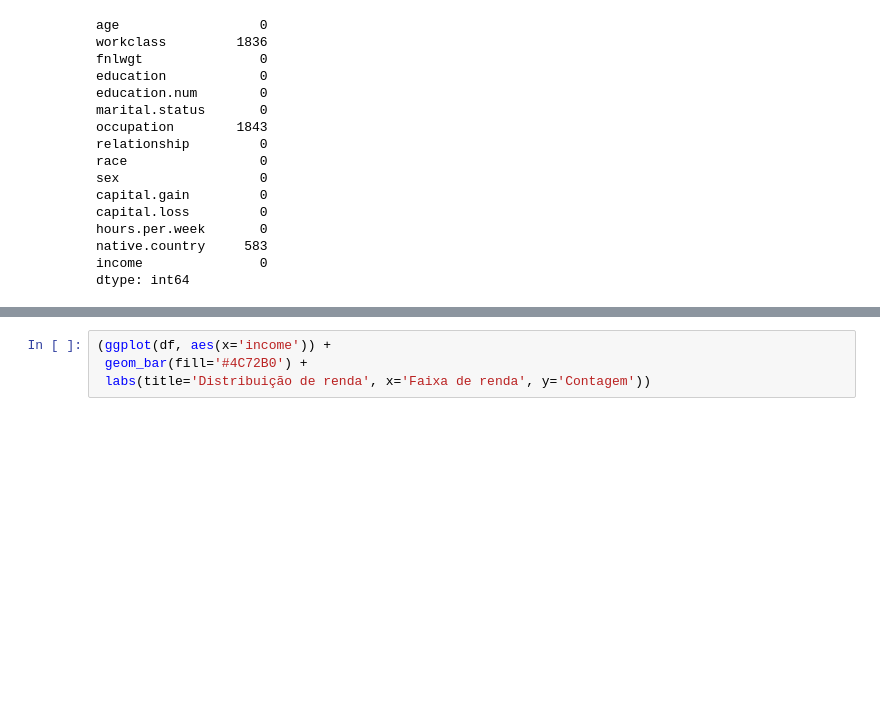
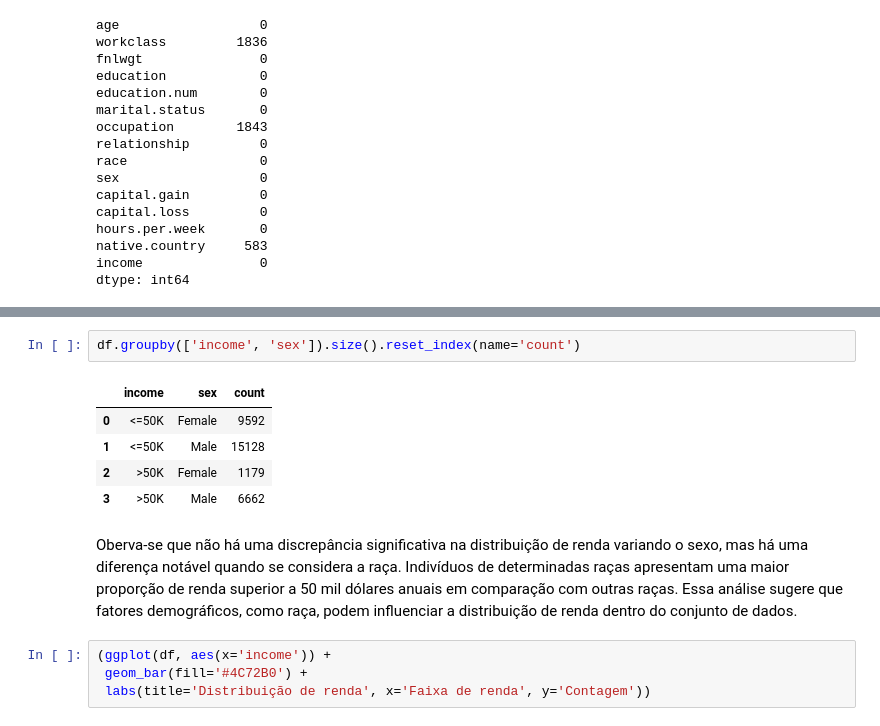
Before and after one commit to vivsoliveira/Adult-Census-Income, a Jupyter notebook: main.ipynb, the cells around one changed output, grey strips where cells are left out. Drawn from its saved outputs; the diff is of its cells as text; blank space fills up the shorter version.

```diff
--- a/main.ipynb
+++ b/main.ipynb
@@ -137,3 +161,13 @@ dtype: int64
+# %%
+df.groupby(['income', 'sex']).size().reset_index(name='count')
+# %% [output]
+|  | income | sex | count |
+| 0 | <=50K | Female | 9592 |
+| 1 | <=50K | Male | 15128 |
+| 2 | >50K | Female | 1179 |
+| 3 | >50K | Male | 6662 |
+# %% [markdown]
+Oberva-se que não há uma discrepância significativa na distribuição de renda variando o sexo, mas há uma diferença notável quando se considera a raça. Indivíduos de determinadas raças apresentam uma maior proporção de renda superior a 50 mil dólares anuais em comparação com outras raças. Essa análise sugere que fatores demográficos, como raça, podem influenciar a distribuição de renda dentro do conjunto de dados.
 # %%
 (ggplot(df, aes(x='income')) +
  geom_bar(fill='#4C72B0') +
```
Also changed, not shown: parts of 3 cells of this notebook.
